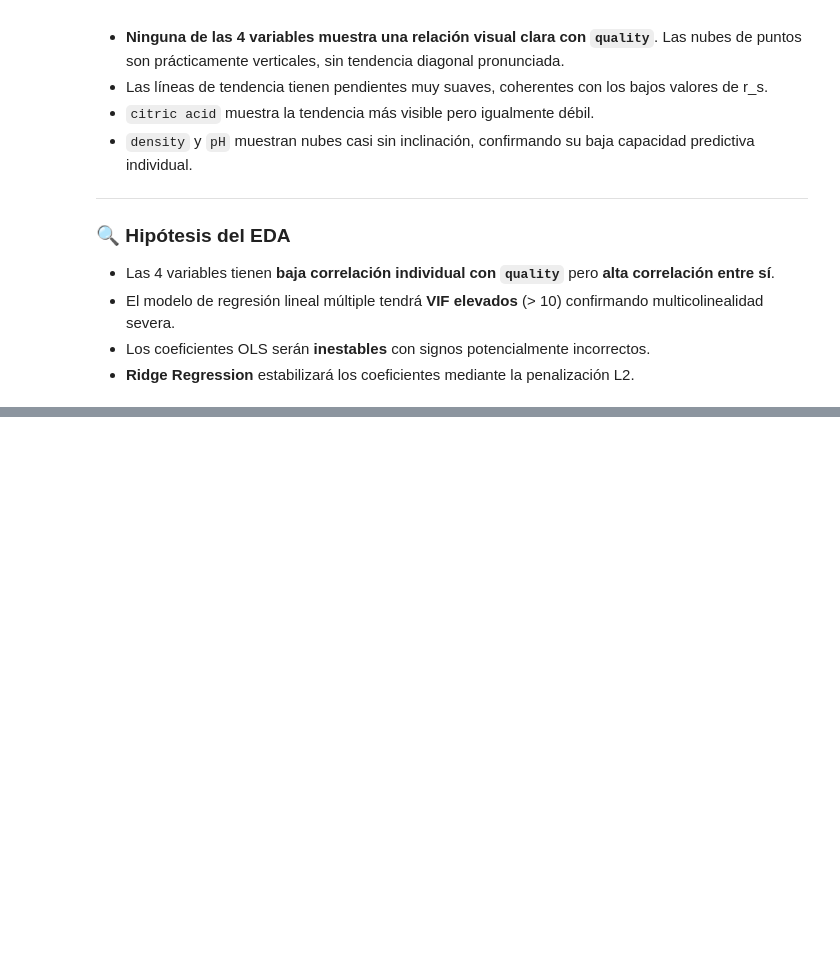
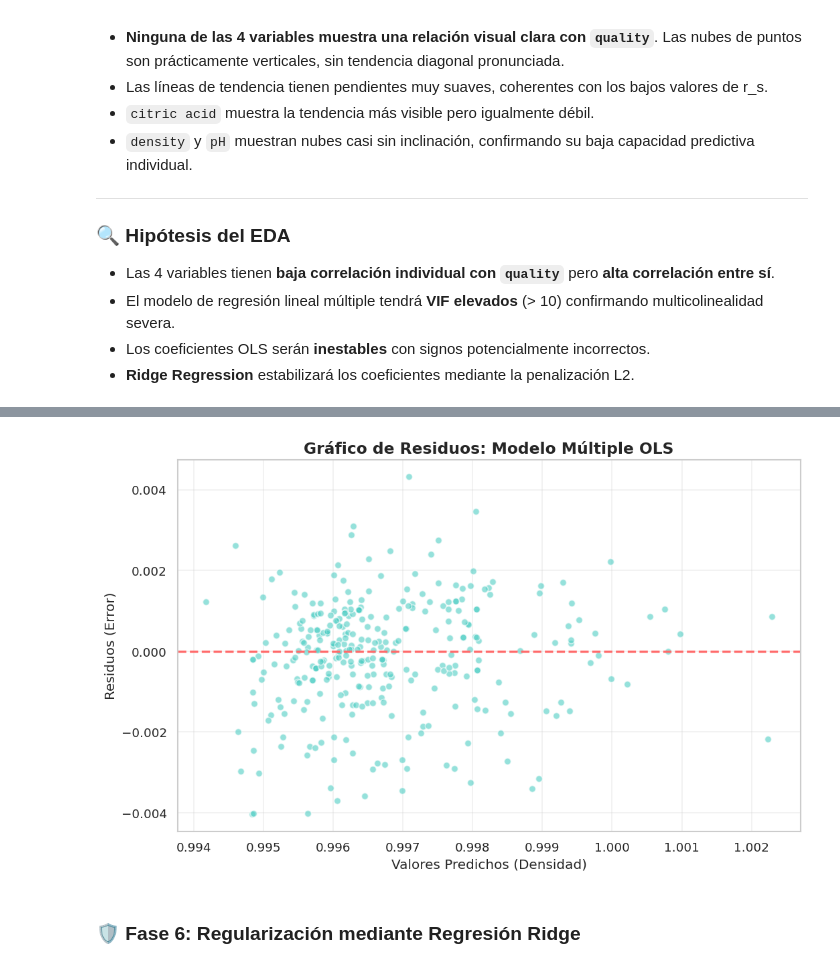
Before and after one commit to omareiza2023/etl-cats, a Jupyter notebook: notebooks/wine_quality_regression_v2.ipynb, the cells around one changed output, grey strips where cells are left out. Drawn from its saved outputs; the diff is of its cells as text; code cells hidden in the pictures; blank space fills up the shorter version.

```diff
--- a/notebooks/wine_quality_regression_v2.ipynb
+++ b/notebooks/wine_quality_regression_v2.ipynb
@@ -1109,0 +758,25 @@ La comparación de los tres modelos permite extraer conclusiones directas sobre
+# %%
+# ── CELDA 18.5: Gráfico de Residuos - Modelo Múltiple ─────────────────
+import matplotlib.pyplot as plt
+
+# 1. Calcular los residuos (Error: Real - Predicho)
+residuos = y_test_m - y_pred_multi
+
+# 2. Configurar la gráfica
+plt.figure(figsize=(10, 6))
+plt.scatter(y_pred_multi, residuos, color='#4ecdc4', alpha=0.6, edgecolors='w')
+
+# 3. Dibujar una línea horizontal en cero (El error ideal es cero)
+plt.axhline(y=0, color='#ff6b6b', linestyle='--', linewidth=2)
+
+# 4. Estética
+plt.title('Gráfico de Residuos: Modelo Múltiple OLS', fontsize=14, fontweight='bold')
+plt.xlabel('Valores Predichos (Densidad)', fontsize=12)
+plt.ylabel('Residuos (Error)', fontsize=12)
+plt.grid(alpha=0.3)
+
+plt.show()
+# %% [output]
+[figure, added]
+# %% [markdown]
+### 🛡️ Fase 6: Regularización mediante Regresión Ridge
```
Also changed, not shown: parts of 69 cells of this notebook, 3 other files.
